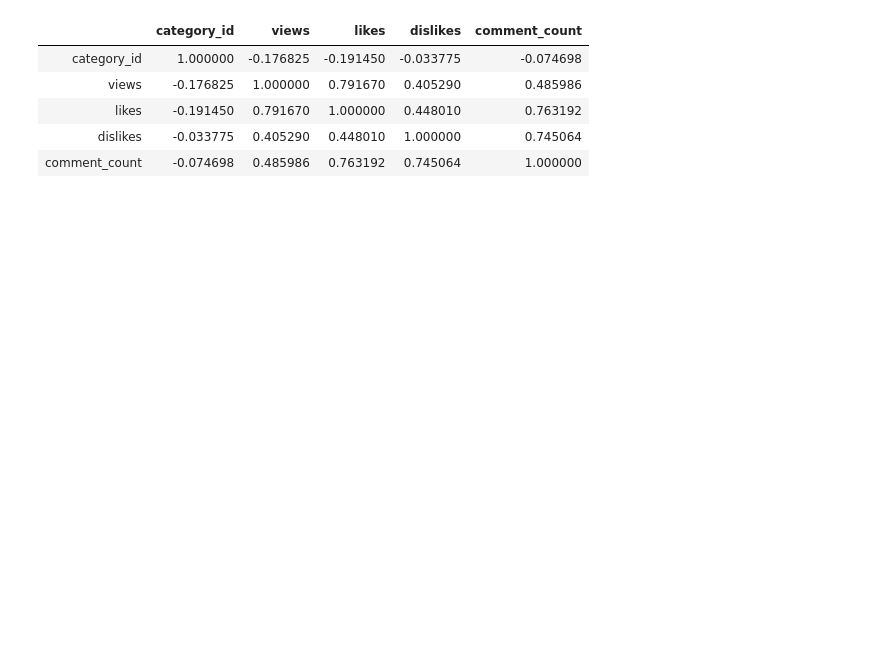
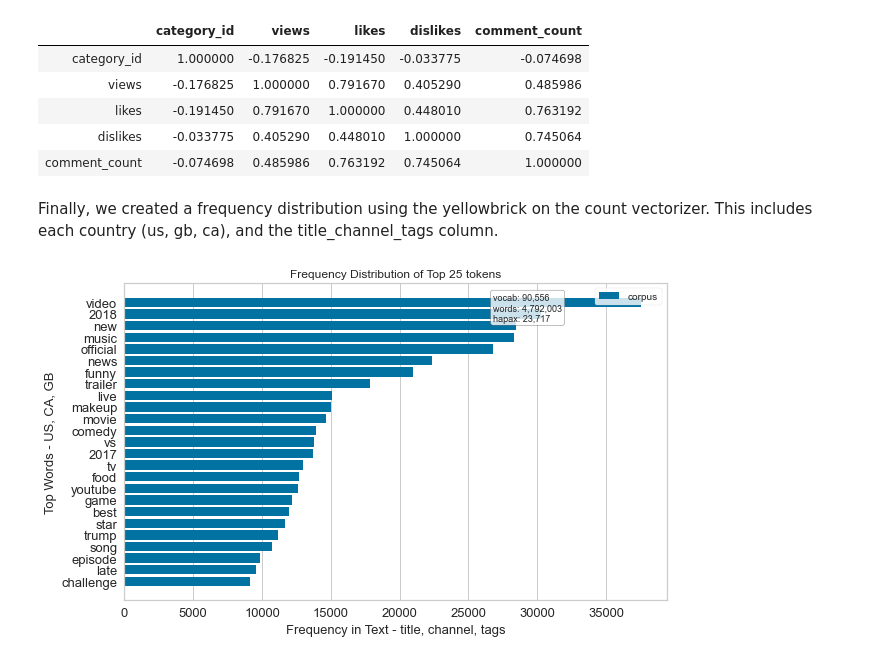
Before and after one commit to run-cmw/trending-yt-vids-api, a Jupyter notebook: project/Data_Analysis.ipynb, the cells around one changed output. Cells and saved outputs as stored; diff of their text form; code cells hidden in the pictures; blank space fills up the shorter version.

```diff
--- a/project/Data_Analysis.ipynb
+++ b/project/Data_Analysis.ipynb
@@ -582,3 +803,24 @@ df_all_three_correlated.corr(method ='pearson')
 | likes | -0.191450 | 0.791670 | 1.000000 | 0.448010 | 0.763192 |
 | dislikes | -0.033775 | 0.405290 | 0.448010 | 1.000000 | 0.745064 |
 | comment_count | -0.074698 | 0.485986 | 0.763192 | 0.745064 | 1.000000 |
+# %% [markdown]
+Finally, we created a frequency distribution using the yellowbrick on the count vectorizer. This includes each country (us, gb, ca), and the title_channel_tags column.
+# %%
+def vectorize(df, feature):
+    df_res = df.copy(deep = True)
+    df_res['title_channel_tags'] = df_res['title'] + df_res['tags'] + df_res['channel_title']
+    X = count_vectorizer.fit_transform(df_res['title_channel_tags'])
+    Y = df_res[feature]
+    return X, Y, df_res
+# %%
+X, Y, df_allthree_mod = vectorize(df_all_three, 'likes')
+# %%
+features   = count_vectorizer.get_feature_names()
+plt.ylabel('Top Words - US, CA, GB', fontsize = 13)
+plt.xlabel('Frequency in Text - title, channel, tags', fontsize = 13)
+visualizer = FreqDistVisualizer(features=features, n = 25, orient='h', size=(700, 420))
+visualizer.fit(X)
+visualizer.ax.tick_params(labelsize=13)
+res = visualizer.show()
+# %% [output]
+[figure, added]
```
Also changed, not shown: parts of 58 cells of this notebook.
